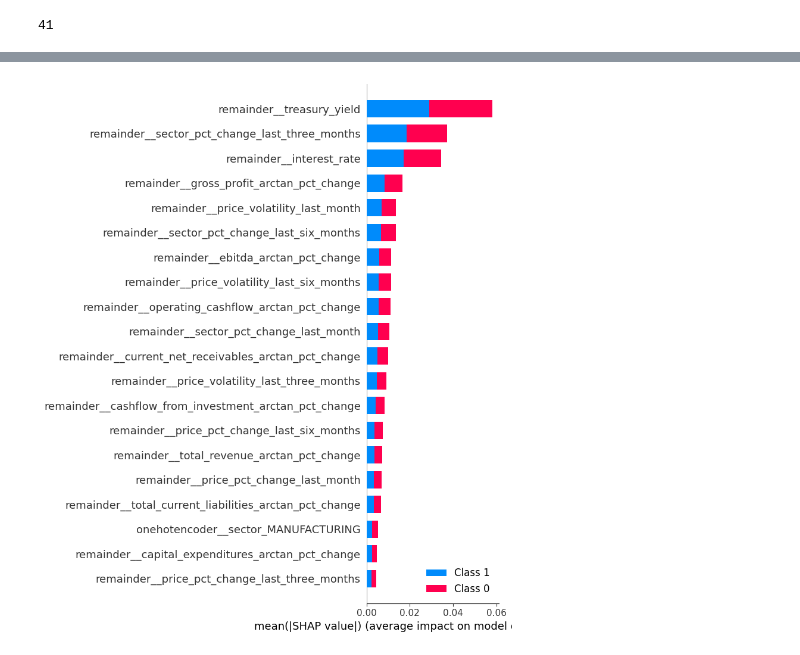
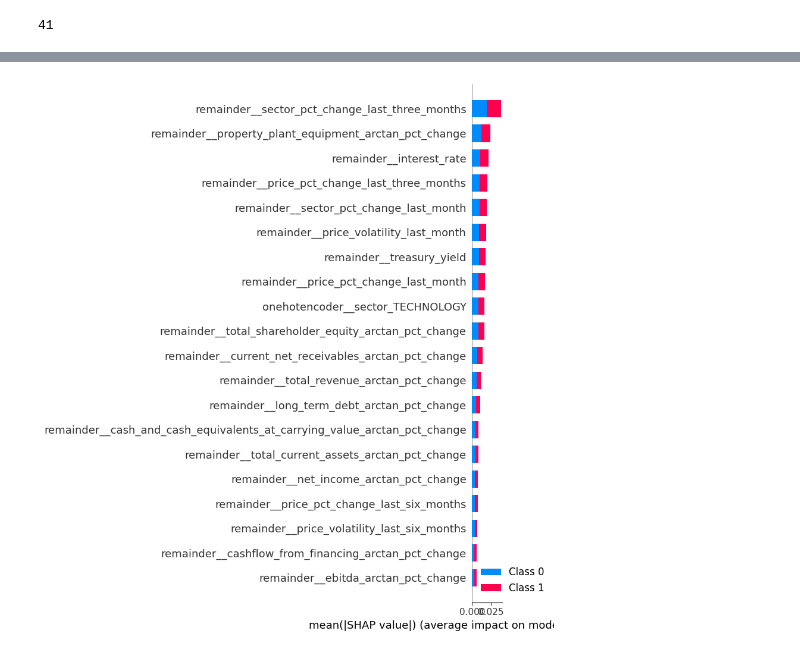
Before and after one commit to OrestisStefanou/InvestorAPI, a Jupyter notebook: Untitled.ipynb, the cells around one changed output, grey strips where cells are left out. Saved outputs shown, nothing was run; the diff lists cells and outputs as text; code cells hidden in the pictures.

```diff
--- a/Untitled.ipynb
+++ b/Untitled.ipynb
@@ -326,28 +334,28 @@ def get_stock_prediction_data_df(symbol: str) -> pd.DataFrame:
         find_time_series_most_recent_value,
         target_column='value',
         time_series_df=interest_rate_df,
-        days=-90
+        days=-93
     )
 
     stock_prediction_data_df['treasury_yield'] = stock_prediction_data_df['Date'].apply(
         find_time_series_most_recent_value,
         target_column='value',
         time_series_df=treasury_yield_df,
-        days=-90
+        days=-93
     )
 
     stock_prediction_data_df['price_pct_change_last_six_months'] = stock_prediction_data_df['Date'].apply(
         calculate_time_series_pct_change,
         target_column='close_price',
         time_series_df=stock_time_series_df,
-        days=-180
+        days=-186
     )
 
     stock_prediction_data_df['price_pct_change_last_three_months'] = stock_prediction_data_df['Date'].apply(
         calculate_time_series_pct_change,
         target_column='close_price',
         time_series_df=stock_time_series_df,
-        days=-90
+        days=-93
     )
 
     stock_prediction_data_df['price_pct_change_last_month'] = stock_prediction_data_df['Date'].apply(
@@ -361,14 +369,14 @@ def get_stock_prediction_data_df(symbol: str) -> pd.DataFrame:
         calculate_time_series_volatility,
         target_column='close_price',
         time_series_df=stock_time_series_df,
-        days=-180
+        days=-186
     )
 
     stock_prediction_data_df['price_volatility_last_three_months'] = stock_prediction_data_df['Date'].apply(
         calculate_time_series_volatility,
         target_column='close_price',
         time_series_df=stock_time_series_df,
-        days=-90
+        days=-93
     )
 
     stock_prediction_data_df['price_volatility_last_month'] = stock_prediction_data_df['Date'].apply(
@@ -381,13 +389,13 @@ def get_stock_prediction_data_df(symbol: str) -> pd.DataFrame:
     stock_prediction_data_df['sector_pct_change_last_six_months'] = stock_prediction_data_df['Date'].apply(
         calculate_sector_pct_change,
         time_series_df=sector_time_series_df,
-        days=-180
+        days=-186
     )
 
     stock_prediction_data_df['sector_pct_change_last_three_months'] = stock_prediction_data_df['Date'].apply(
         calculate_sector_pct_change,
         time_series_df=sector_time_series_df,
-        days=-90
+        days=-93
     )
 
     stock_prediction_data_df['sector_pct_change_last_month'] = stock_prediction_data_df['Date'].apply(
@@ -414,5 +437,5 @@ import joblib
 # %%
-from sklearn.ensemble import RandomForestClassifier
+import joblib
 
-rf_three_months_model = joblib.load('/Users/orestis/MyProjects/InvestorAPI/analytics/machine_learning/price_prediction_with_fundamentals/ml_models/rf_six_months_prediction_model.joblib')
+rf_three_months_model = joblib.load('/Users/orestis/MyProjects/InvestorAPI/analytics/machine_learning/price_prediction_with_fundamentals/ml_models/rf_three_months_prediction_model.joblib')
 # %%
@@ -450,8 +497,6 @@ explainer = shap.TreeExplainer(rf_classifier)
 # %%
 msft_prediction_input = get_stock_prediction_data_df('MSFT')
-nvda_predictions_input = get_stock_prediction_data_df('NVDA')
 cols_to_drop = ['symbol', 'Date']
-predictions_input = pd.concat([msft_prediction_input, nvda_predictions_input])
-predictions_input.drop(cols_to_drop, axis=1, inplace=True)
-rf_three_months_model.predict_proba(predictions_input)
+msft_prediction_input.drop(cols_to_drop, axis=1, inplace=True)
+rf_three_months_model.predict_proba(msft_prediction_input)
 # %% [output]
@@ -467,5 +524,5 @@ predictions_input
 # %%
-shap_values = explainer.shap_values(column_transformer.transform(nvda_predictions_input))
+shap_values = explainer.shap_values(column_transformer.transform(msft_prediction_input))
 # %%
 shap_values
 # %% [output]
@@ -495,4 +628,4 @@ len(features)
 # %%
-shap.summary_plot(shap_values, column_transformer.transform(nvda_predictions_input), feature_names=features)
+shap.summary_plot(shap_values, feature_names=features)
 # %% [output]
-[figure, old version]
+[figure, new version]
```
Also changed, not shown: parts of 14 cells of this notebook, 1 other file.
